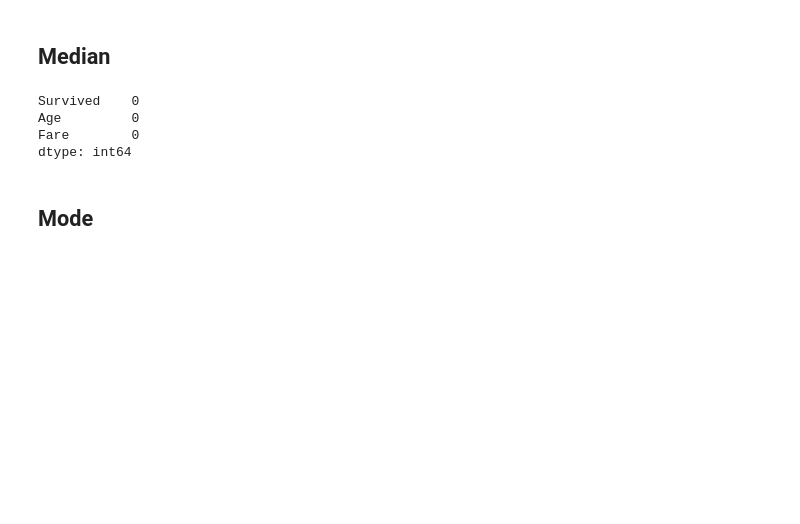
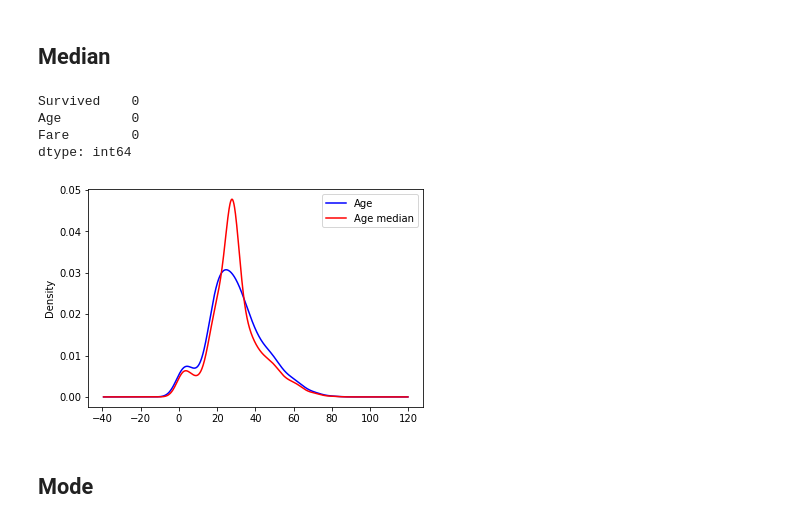
Before and after one commit to jthanh8144/Python, a Jupyter notebook: KHDL/DataPreprocessing/exercise.ipynb, the cells around one changed output. Cells and saved outputs as stored; diff of their text form; code cells hidden in the pictures; blank space fills up the shorter version.

```diff
--- a/KHDL/DataPreprocessing/exercise.ipynb
+++ b/KHDL/DataPreprocessing/exercise.ipynb
@@ -110,6 +126,10 @@ Survived    0
 Age         0
 Fare        0
 dtype: int64
+# %%
+plotFigure(titanic_data, 'Age median')
+# %% [output]
+[figure, added]
 # %%
 write_result(titanic_data)
 titanic_data = outliers(titanic_data)
```
Also changed, not shown: parts of 9 cells of this notebook.
